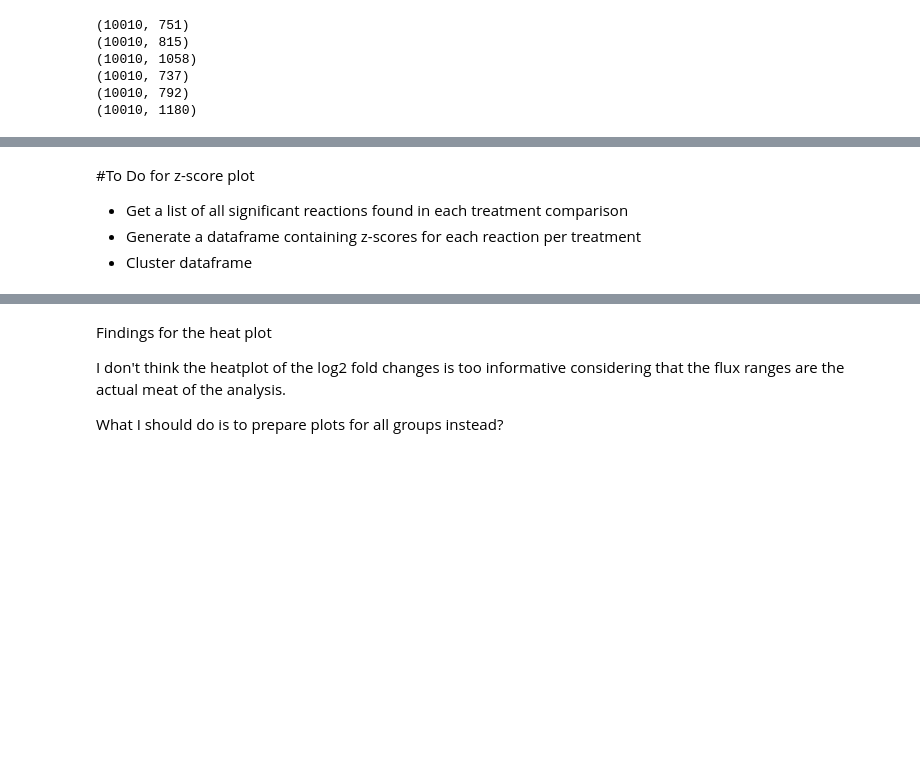
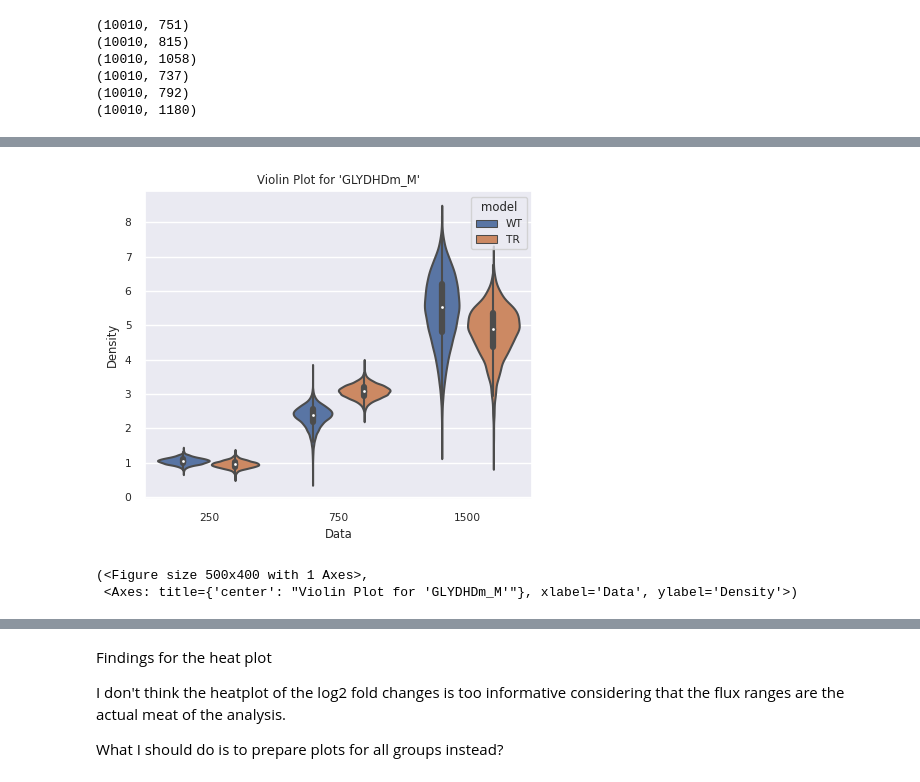
Before and after one commit to rtsantos3/RiceMM, a Jupyter notebook: Scripts/model_visualization/Generating_flux_sample_reaction_charts.ipynb, the cells around one changed output, grey strips where cells are left out. Cells and saved outputs as stored; diff of their text form; code cells hidden in the pictures; blank space fills up the shorter version.

Commit message:
Added plot folder + started working on reaction plots

```diff
--- a/Scripts/model_visualization/Generating_flux_sample_reaction_charts.ipynb
+++ b/Scripts/model_visualization/Generating_flux_sample_reaction_charts.ipynb
@@ -459,5 +432,0 @@ wt_tr_250_1500_invariant_fluxes = set(wt_tr_250_non_sig) & set(wt_tr_1500_non_si
-# %% [markdown]
-#To Do for z-score plot
-- Get a list of all significant reactions found in each treatment comparison
-- Generate a dataframe containing z-scores for each reaction per treatment
-- Cluster dataframe
@@ -724,0 +554,43 @@ heatmap_data_bs = results_df_bs.iloc[:, :3]
+# %%
+import pandas as pd
+import numpy as np
+import seaborn as sns
+import matplotlib.pyplot as plt
+import itertools
+
+def generate_single_column_violin_plot(merged_df, column_name, filename, model=trans_model, dir='./plots/violin_plots/'):
+    # Extract data for the specified column_name
+    column_data = merged_df[column_name]
+
+    # Compute the nearest square for the number of subplots (in this case, we only have one subplot)
+    dims = 1
+
+    # Custom fig size based on gridspec dims
+    figsize = (5, 4)
+    sns.set(font_scale=0.7)
+    fig, axes = plt.subplots(nrows=dims, ncols=dims, figsize=figsize)
+
+    # Generate violin plot for the specified column
+    sns.violinplot(data=merged_df, ax=axes, x='ppfd', y=column_name, hue='model')
+
+    # Set plot title and axis labels
+    axes.set_title(f"Violin Plot for '{column_name}'")
+    axes.set_xlabel('Data')
+    axes.set_ylabel('Density')
+
+    # Save the plot to the specified directory with the given filename
+    plot_path = f"{dir}{filename}.png"
+    plt.savefig(plot_path)
+
+    # Show the plot (optional, depends on your use case)
+    plt.show()
+
+    return fig, axes
+# %%
+generate_single_column_violin_plot(merged_df, 'GLYDHDm_M', 'single_iteration')
+
+#Gumagana ka naman why aren't you fcking working :(
+# %% [output]
+[figure, added]
+(<Figure size 500x400 with 1 Axes>,
+ <Axes: title={'center': "Violin Plot for 'GLYDHDm_M'"}, xlabel='Data', ylabel='Density'>)
```
Also changed, not shown: parts of 15 cells of this notebook, 4 other files.
